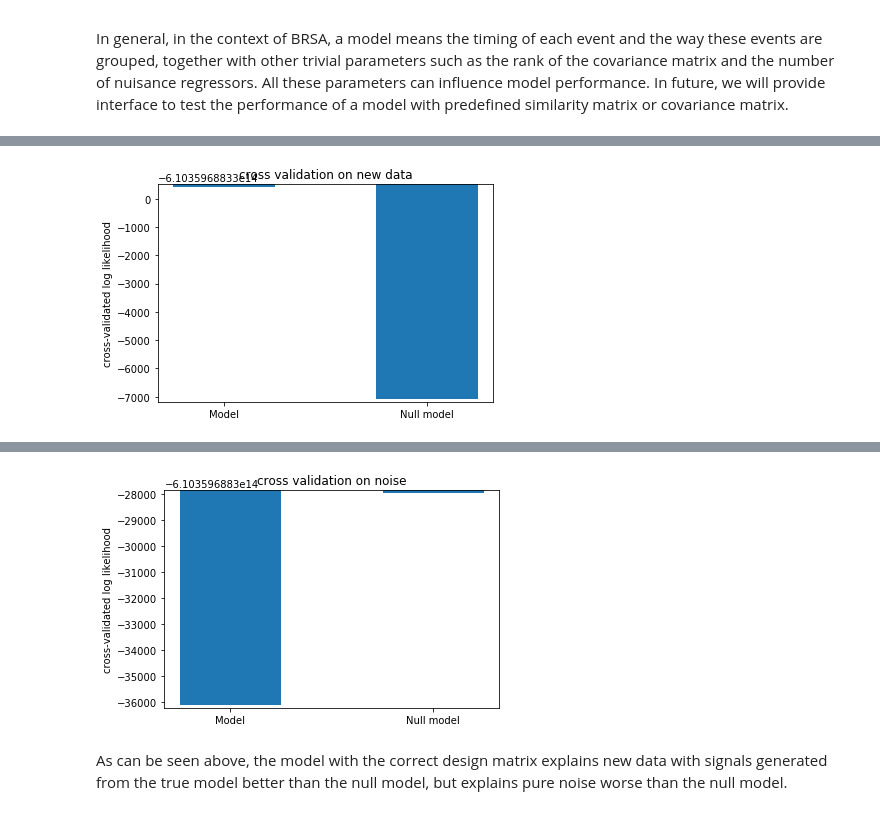
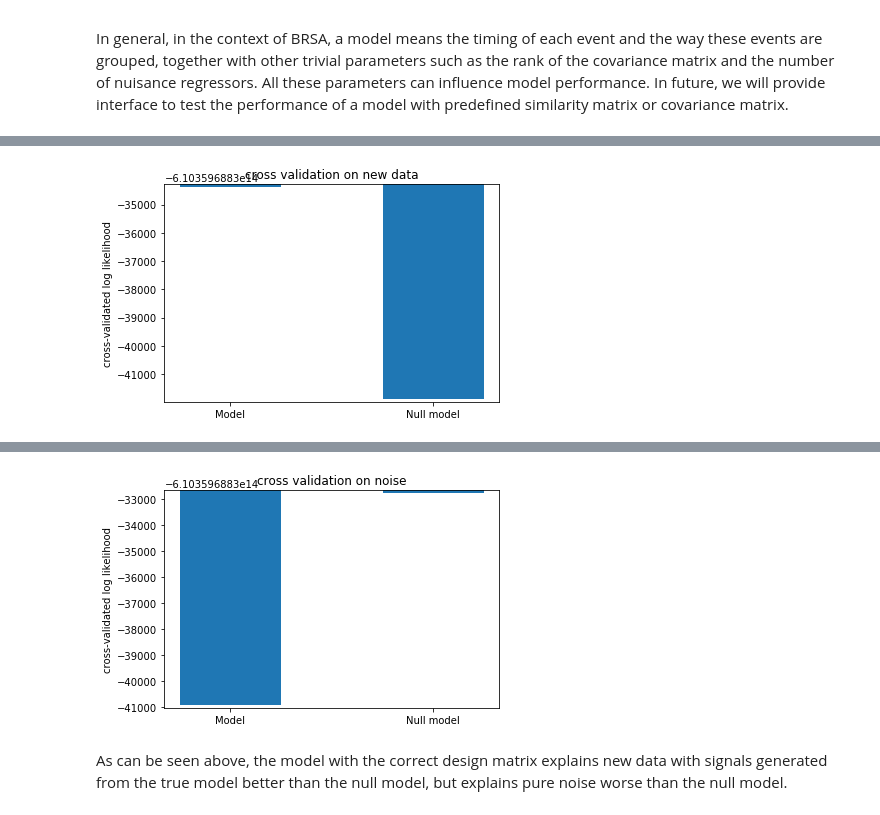
Before and after one commit to brainiak/brainiak, a Jupyter notebook: examples/reprsimil/brsa_representational_similarity_estimate_example.ipynb, the cells around one changed output, grey strips where cells are left out. Cells and saved outputs as stored; diff of their text form; code cells hidden in the pictures.

```diff
--- a/examples/reprsimil/brsa_representational_similarity_estimate_example.ipynb
+++ b/examples/reprsimil/brsa_representational_similarity_estimate_example.ipynb
@@ -310,7 +310,7 @@ brsa = BRSA(GP_space=True, GP_inten=True, nureg_method='PCA',
 # that we want to impose Gaussian Process prior
 # over both space and intensity.
 
-brsa.fit(X=Y, design=design.design_task[:, :11],
+brsa.fit(X=Y, design=design.design_task,
          coords=coords_flat, inten=inten, scan_onsets=scan_onsets)
 
 # The data to fit should be given to the argument X.
@@ -602,7 +570,7 @@ value is a null model which assumes everything else the same except that there i
 In general, in the context of BRSA, a model means the timing of each event and the way these events are grouped, together with other trivial parameters such as the rank of the covariance matrix and the number of nuisance regressors. All these parameters can influence model performance.
 In future, we will provide interface to test the performance of a model with predefined similarity matrix or covariance matrix.
 # %%
-[score, score_null] = brsa.score(X=Y_new, design=design.design_task[:, :11], scan_onsets=scan_onsets)
+[score, score_null] = brsa.score(X=Y_new, design=design.design_task, scan_onsets=scan_onsets)
 print("Score of full model based on the correct esign matrix, assuming {} nuisance"
      " components in the noise: {}".format(brsa.n_nureg, score))
 print("Score of a null model with the same assumption except that there is no task-related response: {}".format(
@@ -614,7 +582,7 @@ plt.ylabel('cross-validated log likelihood')
 plt.title('cross validation on new data')
 plt.show()
 
-[score_noise, score_noise_null] = brsa.score(X=noise_new+inten, design=design.design_task[:, :11], scan_onsets=scan_onsets)
+[score_noise, score_noise_null] = brsa.score(X=noise_new+inten, design=design.design_task, scan_onsets=scan_onsets)
 print("Score of full model for noise, based on the correct design matrix, assuming {} nuisance"
      " components in the noise: {}".format(brsa.n_nureg, score_noise))
 print("Score of a null model for noise: {}".format(
@@ -631 +599 @@ Score of a null model with the same assumption except that there is no task-rela
-[figure, old version]
+[figure, new version]
@@ -634,4 +602,4 @@ Score of a null model for noise: -610359688327955.0
-[figure, old version]
+[figure, new version]
 # %% [markdown]
 As can be seen above, the model with the correct design matrix explains new data with signals generated from the true model better than the null model, but explains pure noise worse than the null model.
 # %% [markdown]
```
Also changed, not shown: parts of 8 cells of this notebook, 1 other file.
